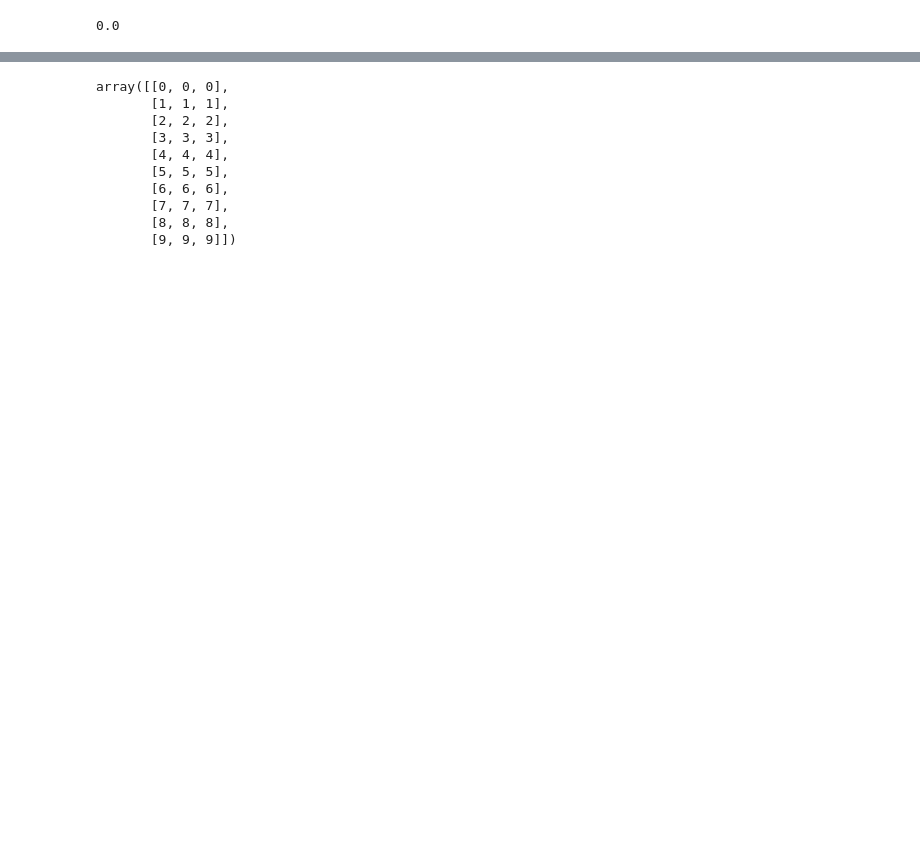
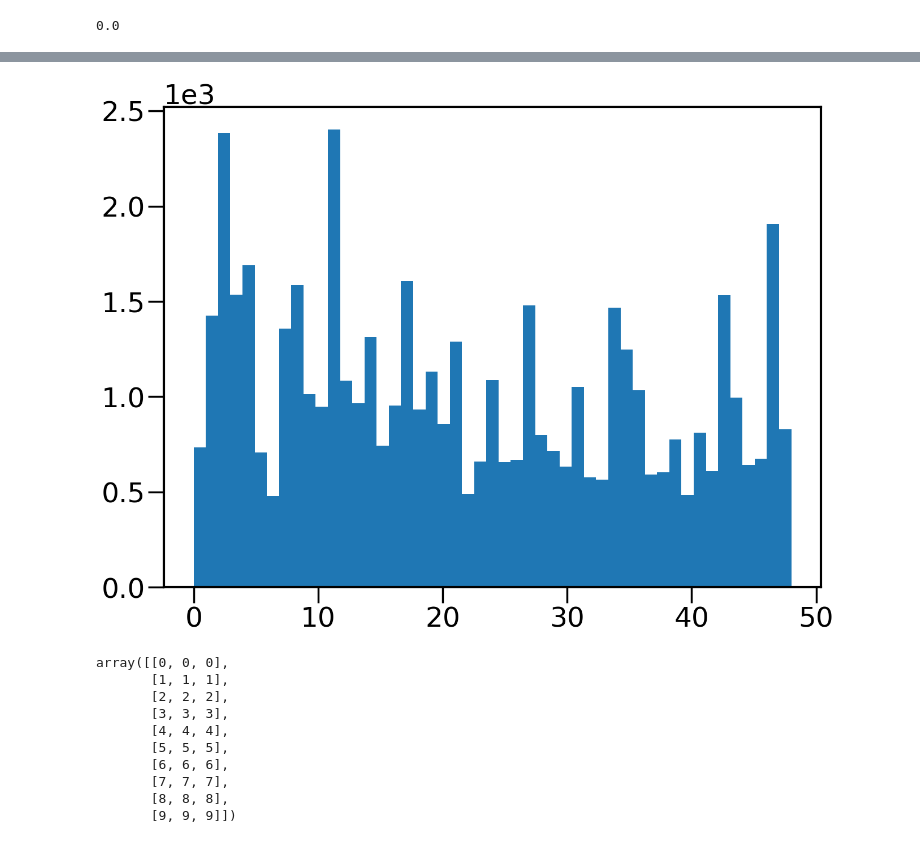
Before and after one commit to sukhdeep2/corr_pc, a Jupyter notebook: Gen_inp_Periodic_box_ED.ipynb, the cells around one changed output, grey strips where cells are left out. Saved outputs shown, nothing was run; the diff lists cells and outputs as text; code cells hidden in the pictures; blank space fills up the shorter version.

```diff
--- a/Gen_inp_Periodic_box_ED.ipynb
+++ b/Gen_inp_Periodic_box_ED.ipynb
@@ -244,3 +299,7 @@ _=hist(S_dat['jk'],int(S_dat['jk'].max()+1))
+# %%
+_=hist(D_dat['jk'],int(D_dat['jk'].max()+1))
+# %% [output]
+[figure, added]
 # %%
 x=np.arange(10)
 y=np.tile(x,3).reshape(3,10).T
```
Also changed, not shown: parts of 31 cells of this notebook, 7 other files.
